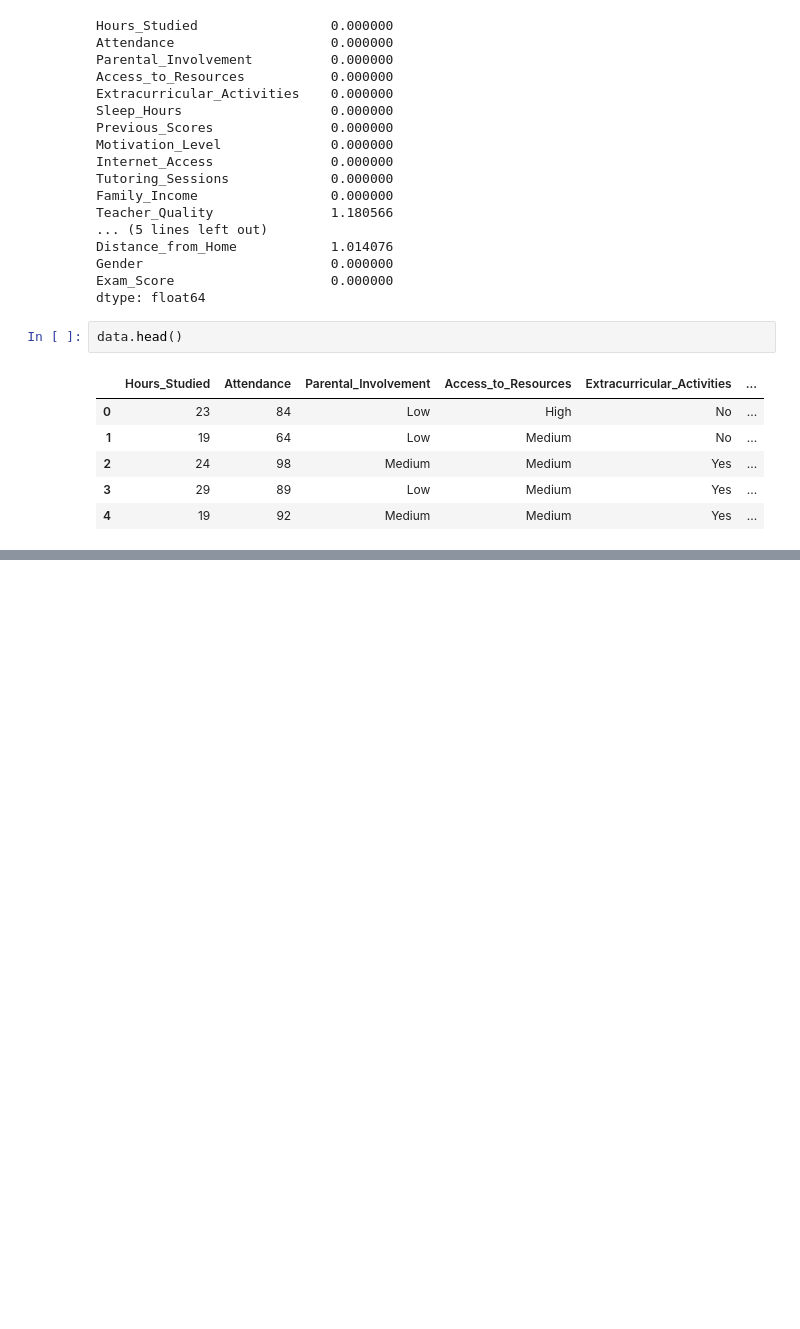
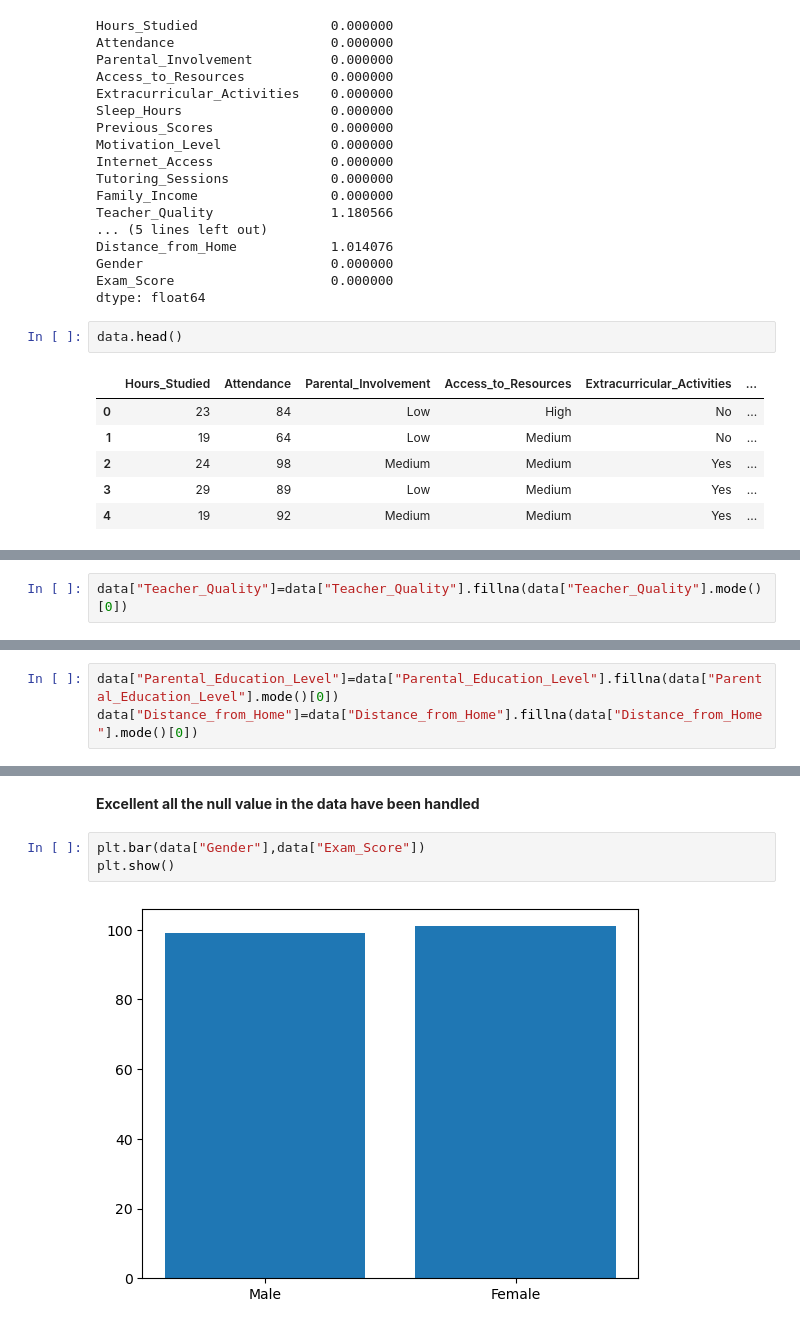
Before and after one commit to KabinGamal/Student_Exam_Peformance, a Jupyter notebook: main.ipynb, the cells around one changed output, grey strips where cells are left out. Cells and saved outputs as stored; diff of their text form; blank space fills up the shorter version.

```diff
--- a/main.ipynb
+++ b/main.ipynb
@@ -110,0 +139,2 @@ data.head()
+# %%
+data["Teacher_Quality"]=data["Teacher_Quality"].fillna(data["Teacher_Quality"].mode()[0])
@@ -110,0 +145,3 @@ data.head()
+# %%
+data["Parental_Education_Level"]=data["Parental_Education_Level"].fillna(data["Parental_Education_Level"].mode()[0])
+data["Distance_from_Home"]=data["Distance_from_Home"].fillna(data["Distance_from_Home"].mode()[0])
@@ -110,0 +168,7 @@ data.head()
+# %% [markdown]
+**Excellent all the null value in the data have been handled**
+# %%
+plt.bar(data["Gender"],data["Exam_Score"])
+plt.show()
+# %% [output]
+[figure, added]
```
Also changed, not shown: parts of 7 cells of this notebook.
